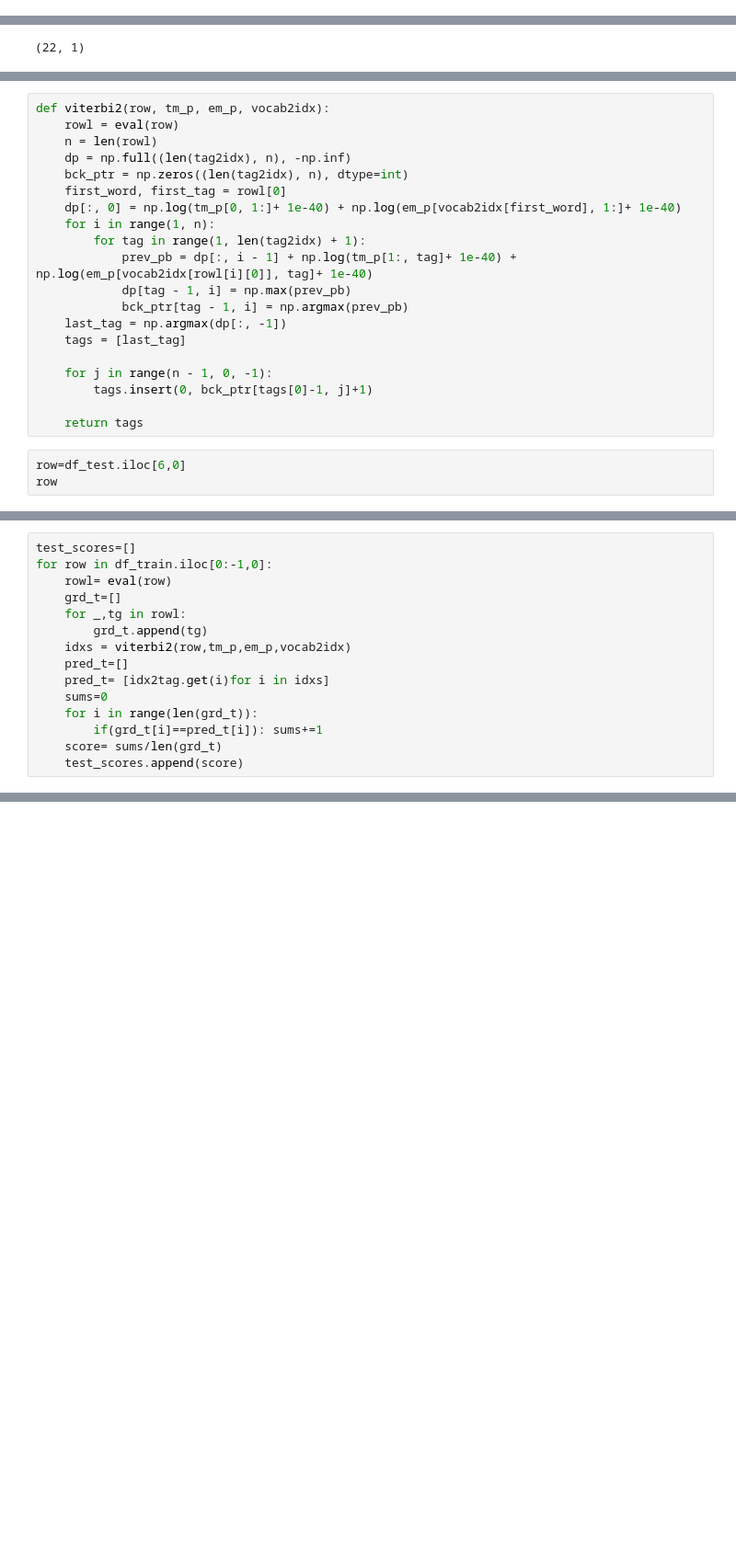
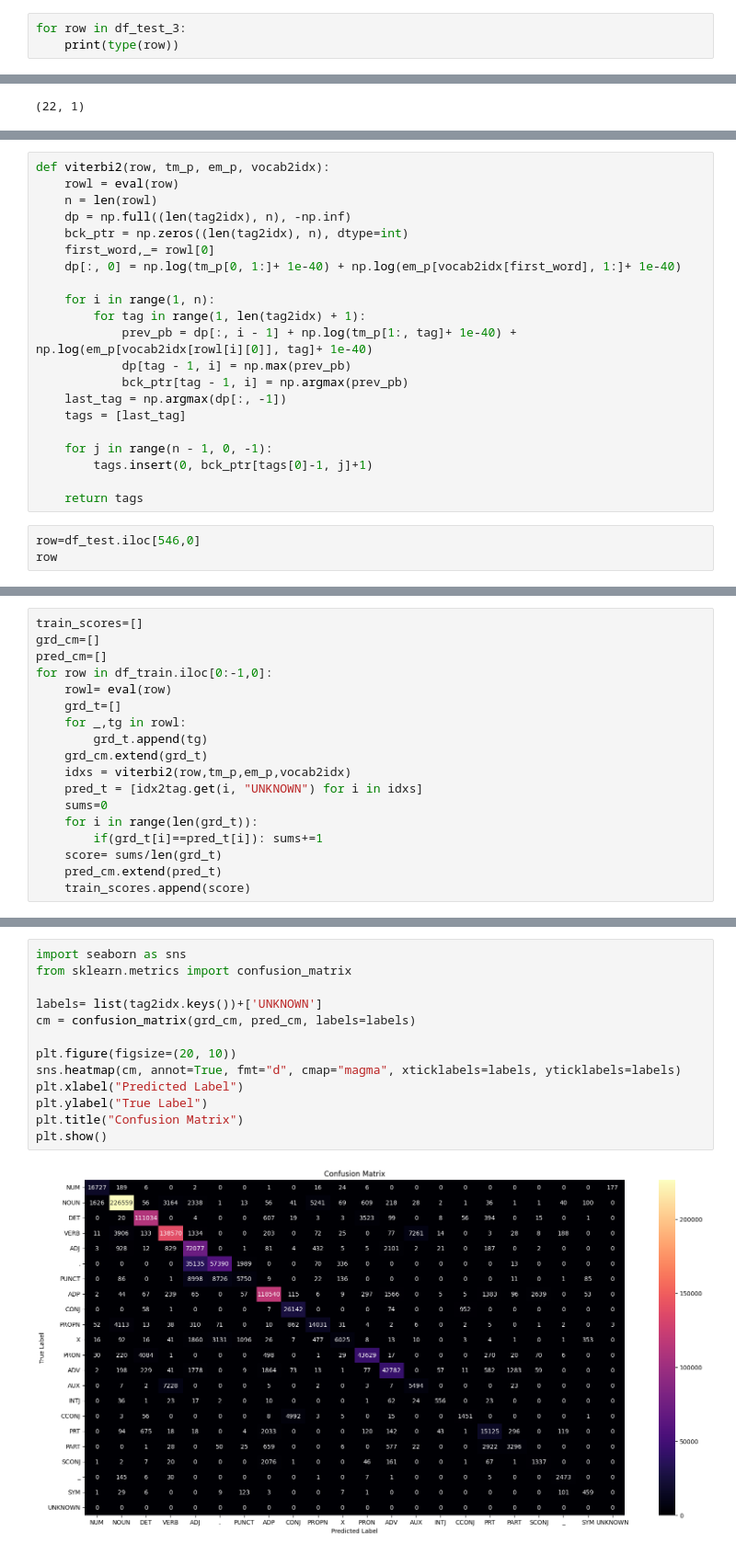
Before and after one commit to substobeme/NLPassignment1, a Jupyter notebook: assignment1.ipynb, the cells around one changed output, grey strips where cells are left out. Shown at 92% size. Drawn from its saved outputs; the diff is of its cells as text; blank space fills up the shorter version.

```diff
--- a/assignment1.ipynb
+++ b/assignment1.ipynb
@@ -85,0 +235,3 @@ tag2idx['DET']
+# %%
+for row in df_test_3:
+    print(type(row))
@@ -342,8 +446,9 @@ def viterbi2(row, tm_p, em_p, vocab2idx):
     n = len(rowl)
     dp = np.full((len(tag2idx), n), -np.inf)
     bck_ptr = np.zeros((len(tag2idx), n), dtype=int)
-    first_word, first_tag = rowl[0]
+    first_word,_= rowl[0]
     dp[:, 0] = np.log(tm_p[0, 1:]+ 1e-40) + np.log(em_p[vocab2idx[first_word], 1:]+ 1e-40)
+
     for i in range(1, n):
         for tag in range(1, len(tag2idx) + 1):
             prev_pb = dp[:, i - 1] + np.log(tm_p[1:, tag]+ 1e-40) + np.log(em_p[vocab2idx[rowl[i][0]], tag]+ 1e-40)
@@ -357,6 +462,6 @@ def viterbi2(row, tm_p, em_p, vocab2idx):
 
     return tags
 # %%
-row=df_test.iloc[6,0]
+row=df_test.iloc[546,0]
 row
 # %% [output]
@@ -385,16 +492,19 @@ NOUN
 ADJ
 # %%
-test_scores=[]
+train_scores=[]
+grd_cm=[]
+pred_cm=[]
 for row in df_train.iloc[0:-1,0]:
     rowl= eval(row)
     grd_t=[]
     for _,tg in rowl:
         grd_t.append(tg)
+    grd_cm.extend(grd_t)
     idxs = viterbi2(row,tm_p,em_p,vocab2idx)
-    pred_t=[]
-    pred_t= [idx2tag.get(i)for i in idxs]
+    pred_t = [idx2tag.get(i, "UNKNOWN") for i in idxs]
     sums=0
     for i in range(len(grd_t)):
         if(grd_t[i]==pred_t[i]): sums+=1
     score= sums/len(grd_t)
-    test_scores.append(score)
+    pred_cm.extend(pred_t)
+    train_scores.append(score)
@@ -429,0 +537,15 @@ average_score
+# %%
+import seaborn as sns
+from sklearn.metrics import confusion_matrix
+
+labels= list(tag2idx.keys())+['UNKNOWN']
+cm = confusion_matrix(grd_cm, pred_cm, labels=labels)
+
+plt.figure(figsize=(20, 10))
+sns.heatmap(cm, annot=True, fmt="d", cmap="magma", xticklabels=labels, yticklabels=labels)
+plt.xlabel("Predicted Label")
+plt.ylabel("True Label")
+plt.title("Confusion Matrix")
+plt.show()
+# %% [output]
+[figure, added]
```
Also changed, not shown: parts of 33 cells of this notebook.
